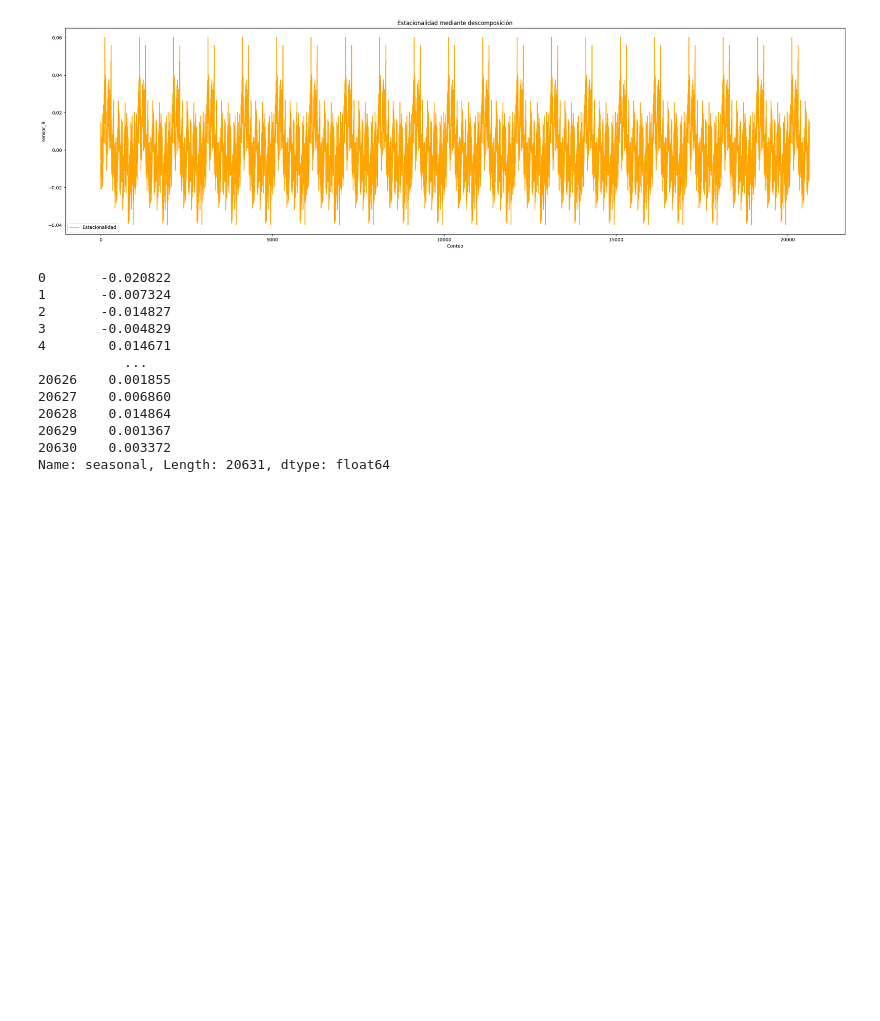
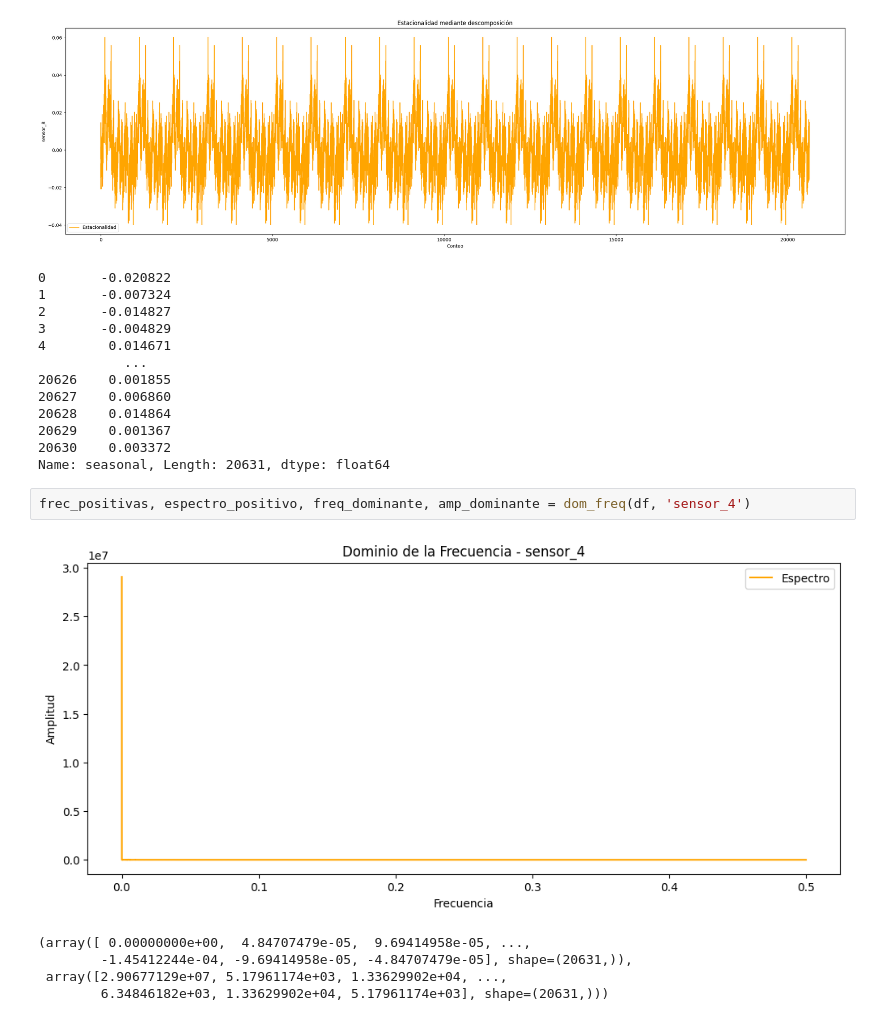
Before and after one commit to JairRamosG/Analisis-Series-de-Tiempo, a Jupyter notebook: Practica_1/exploracion.ipynb, the cells around one changed output. Saved outputs shown, nothing was run; the diff lists cells and outputs as text; blank space fills up the shorter version.

```diff
--- a/Practica_1/exploracion.ipynb
+++ b/Practica_1/exploracion.ipynb
@@ -147,3 +148,11 @@ estacionalidad('sensor_8', df, 1000, 'additive')
 20629    0.001367
 20630    0.003372
 Name: seasonal, Length: 20631, dtype: float64
+# %%
+frec_positivas, espectro_positivo, freq_dominante, amp_dominante = dom_freq(df, 'sensor_4')
+# %% [output]
+[figure, added]
+(array([ 0.00000000e+00,  4.84707479e-05,  9.69414958e-05, ...,
+        -1.45412244e-04, -9.69414958e-05, -4.84707479e-05], shape=(20631,)),
+ array([2.90677129e+07, 5.17961174e+03, 1.33629902e+04, ...,
+        6.34846182e+03, 1.33629902e+04, 5.17961174e+03], shape=(20631,)))
```
Also changed, not shown: parts of 2 cells of this notebook, 1 other file.
